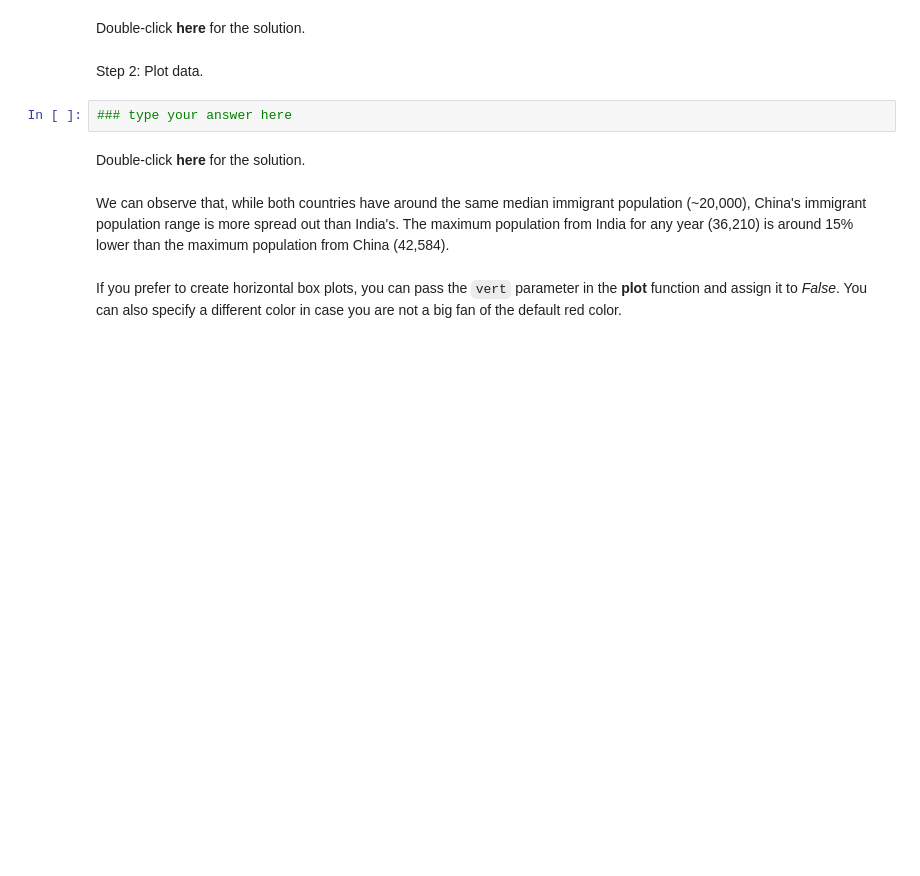
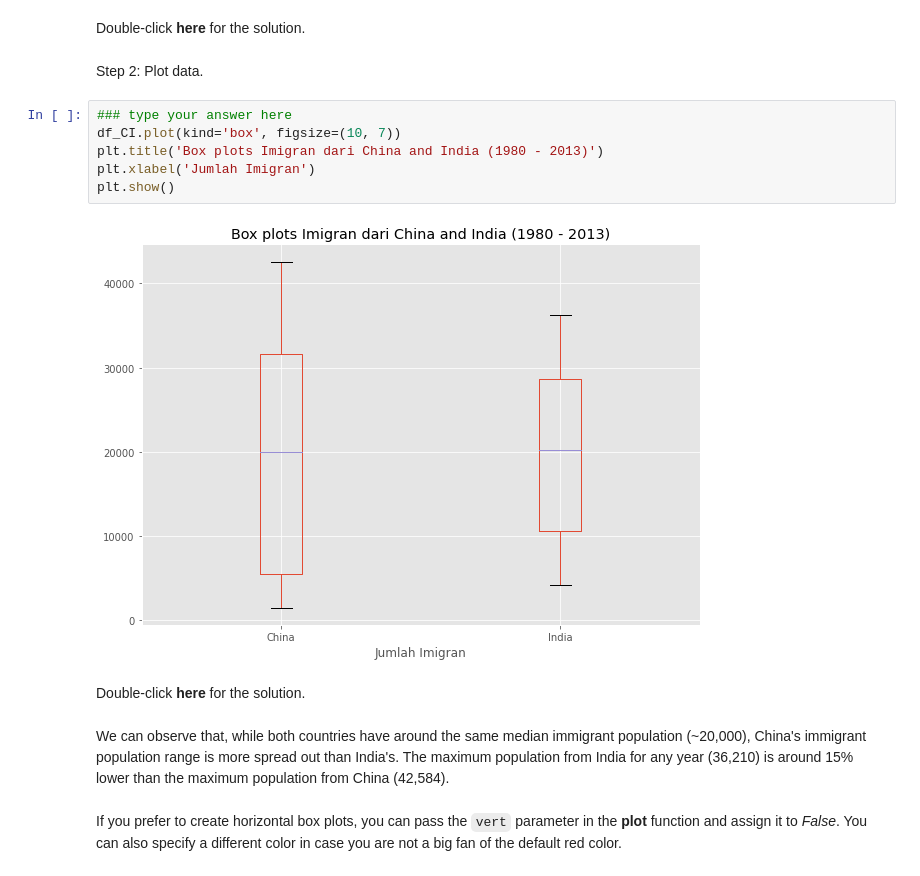
Before and after one commit to irvandandung/hands-on-labs-math-tools, a Jupyter notebook: Pertemuan4/DV0101EN-03-Pie-Charts-Box-Plots-Scatter-Plots-and-Bubble-Plots-py.ipynb, the cells around one changed output. Drawn from its saved outputs; the diff is of its cells as text; blank space fills up the shorter version.

```diff
--- a/Pertemuan4/DV0101EN-03-Pie-Charts-Box-Plots-Scatter-Plots-and-Bubble-Plots-py.ipynb
+++ b/Pertemuan4/DV0101EN-03-Pie-Charts-Box-Plots-Scatter-Plots-and-Bubble-Plots-py.ipynb
@@ -326,8 +362,14 @@ df_CI.describe()
 -->
 # %% [markdown]
 Step 2: Plot data.
-# %%
-### type your answer here
+# %%
+### type your answer here
+df_CI.plot(kind='box', figsize=(10, 7))
+plt.title('Box plots Imigran dari China and India (1980 - 2013)')
+plt.xlabel('Jumlah Imigran')
+plt.show()
+# %% [output]
+[figure, added]
 # %% [markdown]
 Double-click __here__ for the solution.
 <!-- The correct answer is:
```
Also changed, not shown: parts of 23 cells of this notebook.
